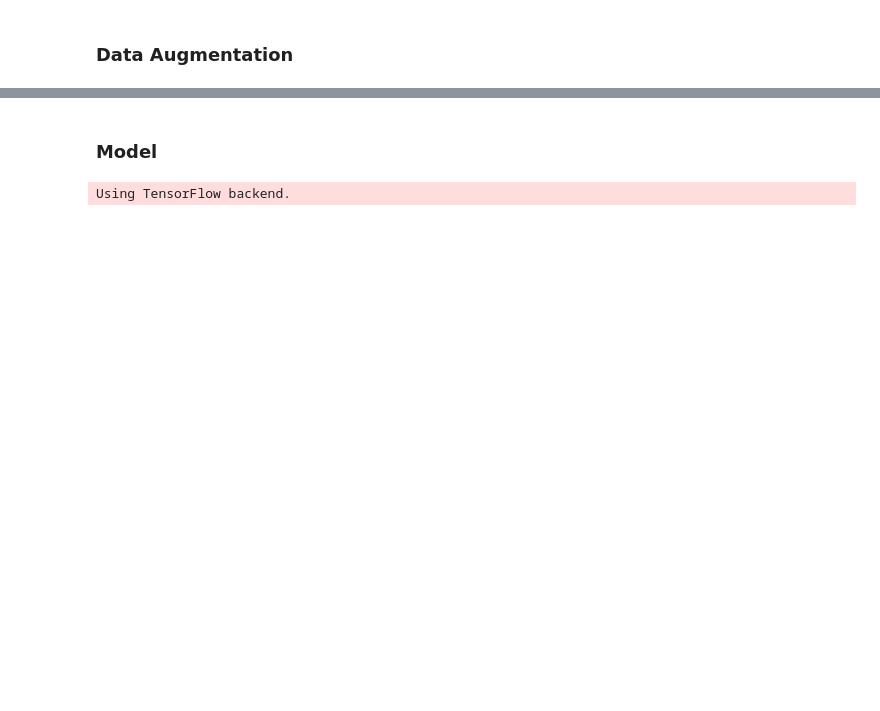
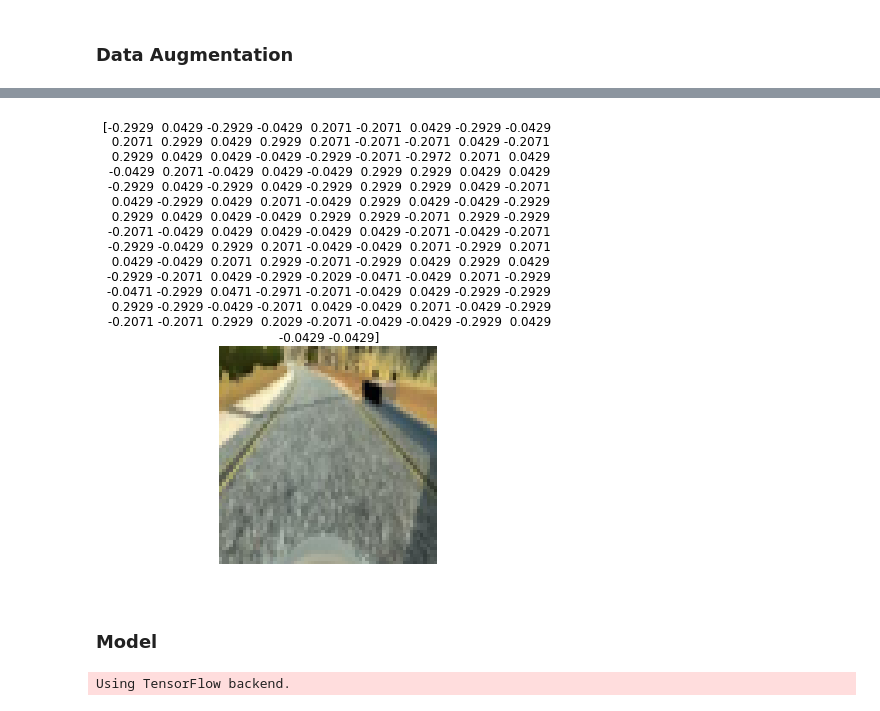
Before and after one commit to jaeoh2/self-driving-car-nd, a Jupyter notebook: CarND-Behavioral-Cloning-P3/Behavioral-Cloning.ipynb, the cells around one changed output, grey strips where cells are left out. Saved outputs shown, nothing was run; the diff lists cells and outputs as text; code cells hidden in the pictures; blank space fills up the shorter version.

Commit message:
update generator

```diff
--- a/CarND-Behavioral-Cloning-P3/Behavioral-Cloning.ipynb
+++ b/CarND-Behavioral-Cloning-P3/Behavioral-Cloning.ipynb
@@ -184,0 +120,9 @@ def preprocess_image(X):
+# %%
+import math
+import cv2
+def preprocess_image(X):
+    shape = X.shape
+    X = X[(shape[0]/4):shape[0]-25, 0:shape[1]]
+    X = cv2.resize(X, (64,64), interpolation=cv2.INTER_AREA)
+
+    return X
@@ -185,6 +143,6 @@ def preprocess_image(X):
 # %%
 samples = []
-with open(Folder_path + "driving_log.csv") as csvfile:
+with open(Folder_path + "driving_log_balanced.csv") as csvfile:
     reader = csv.reader(csvfile)
     for line in reader:
         samples.append(line)
@@ -251,7 +194,18 @@ def generator(df, n_each=10, batch_size=128):
 # %%
-batch_size = 64
+batch_size = 128
 train_generator = generator(train_samples, batch_size=batch_size)
 validation_generator = generator(validation_samples, batch_size=batch_size)
+# %%
+#test
+for i in range(100):
+    next(train_generator)
+img,steer = next(train_generator)
+# %%
+plt.imshow(img[3]);
+plt.axis('off')
+plt.title(str(np.round(steer,4)));
+# %% [output]
+[figure, added]
 # %% [markdown]
 ### Model
 # %%
```
Also changed, not shown: parts of 21 cells of this notebook, 1 other file.
